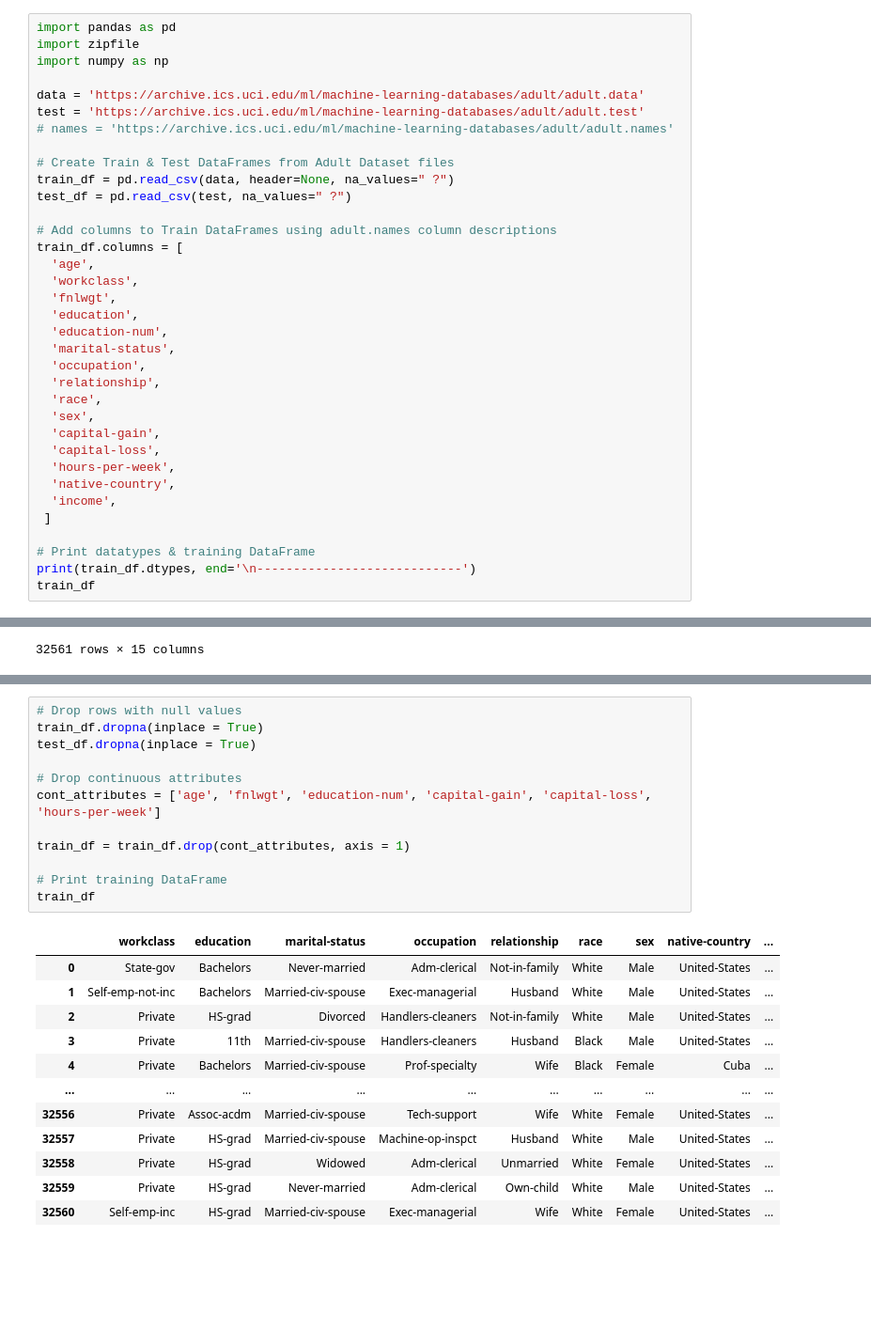
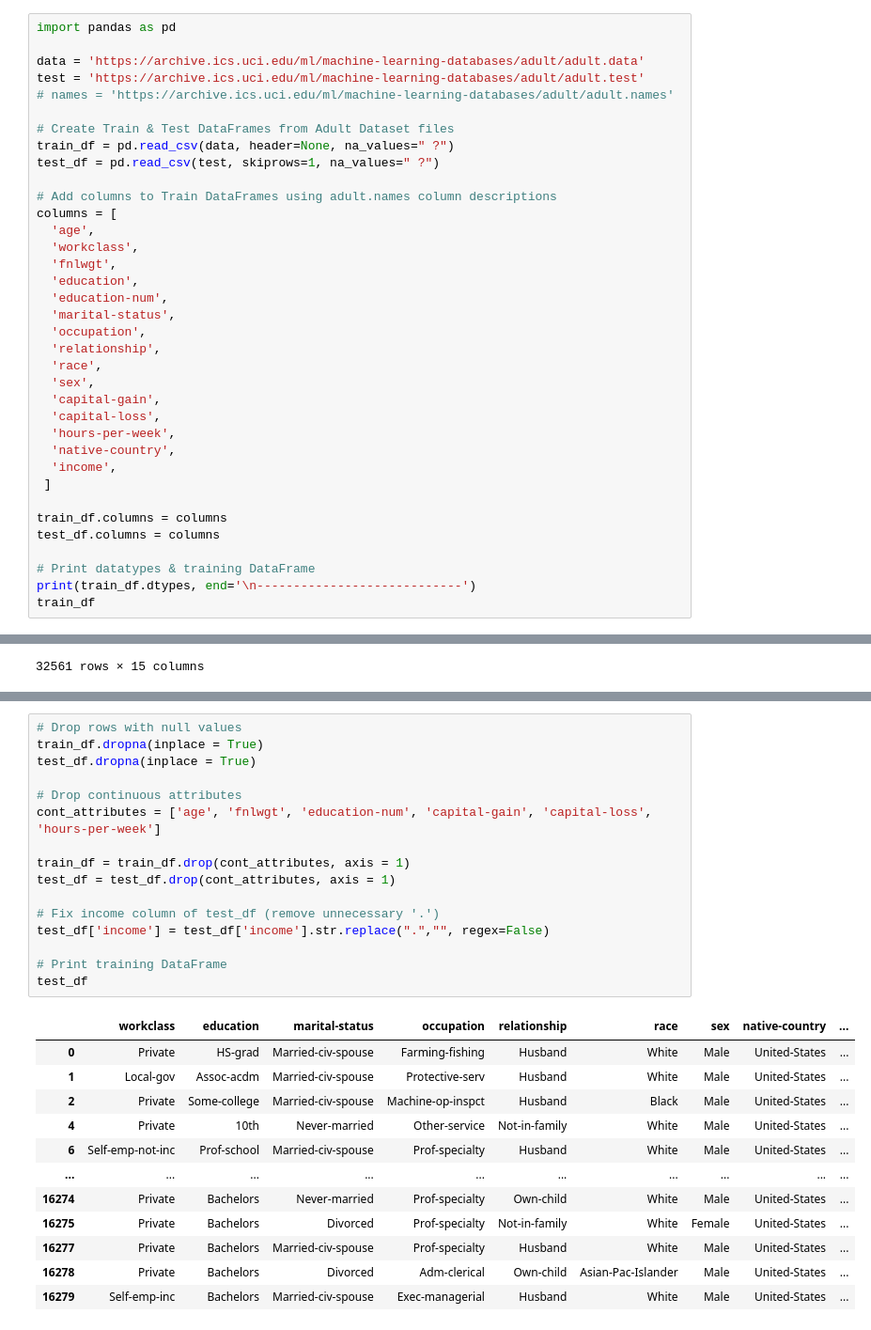
Before and after one commit to a-mufasa/CSCE-4143-Practice-Project, a Jupyter notebook: project.ipynb, the cells around one changed output, grey strips where cells are left out. Shown: that part at 94% size. Drawn from its saved outputs; the diff is of its cells as text; blank space fills up the shorter version.

```diff
--- a/project.ipynb
+++ b/project.ipynb
@@ -5,7 +9,5 @@ Get the data into a Python object and inspect the data for each column's data ty
 # %%
 import pandas as pd
-import zipfile
-import numpy as np
 
 data = 'https://archive.ics.uci.edu/ml/machine-learning-databases/adult/adult.data'
 test = 'https://archive.ics.uci.edu/ml/machine-learning-databases/adult/adult.test'
@@ -13,10 +15,10 @@ test = 'https://archive.ics.uci.edu/ml/machine-learning-databases/adult/adult.te
 
 # Create Train & Test DataFrames from Adult Dataset files
 train_df = pd.read_csv(data, header=None, na_values=" ?")
-test_df = pd.read_csv(test, na_values=" ?")
+test_df = pd.read_csv(test, skiprows=1, na_values=" ?")
 
 # Add columns to Train DataFrames using adult.names column descriptions
-train_df.columns = [
+columns = [
   'age',
   'workclass',
   'fnlwgt',
@@ -34,6 +36,9 @@ train_df.columns = [
   'income',
  ]
 
+train_df.columns = columns
+test_df.columns = columns
+
 # Print datatypes & training DataFrame
 print(train_df.dtypes, end='\n----------------------------')
 train_df
@@ -73,25 +78,29 @@ Remove records with unknown ( ?) values and continuous attributes from both trai
 # %%
 # Drop rows with null values
 train_df.dropna(inplace = True)
 test_df.dropna(inplace = True)
 
 # Drop continuous attributes
 cont_attributes = ['age', 'fnlwgt', 'education-num', 'capital-gain', 'capital-loss', 'hours-per-week']
 
 train_df = train_df.drop(cont_attributes, axis = 1)
+test_df = test_df.drop(cont_attributes, axis = 1)
+
+# Fix income column of test_df (remove unnecessary '.')
+test_df['income'] = test_df['income'].str.replace(".","", regex=False)
 
 # Print training DataFrame
-train_df
+test_df
 # %% [output]
 |  | workclass | education | marital-status | occupation | relationship | race | sex | native-country | ... |
-| 0 | State-gov | Bachelors | Never-married | Adm-clerical | Not-in-family | White | Male | United-States | ... |
-| 1 | Self-emp-not-inc | Bachelors | Married-civ-spouse | Exec-managerial | Husband | White | Male | United-States | ... |
-| 2 | Private | HS-grad | Divorced | Handlers-cleaners | Not-in-family | White | Male | United-States | ... |
-| 3 | Private | 11th | Married-civ-spouse | Handlers-cleaners | Husband | Black | Male | United-States | ... |
-| 4 | Private | Bachelors | Married-civ-spouse | Prof-specialty | Wife | Black | Female | Cuba | ... |
+| 0 | Private | HS-grad | Married-civ-spouse | Farming-fishing | Husband | White | Male | United-States | ... |
+| 1 | Local-gov | Assoc-acdm | Married-civ-spouse | Protective-serv | Husband | White | Male | United-States | ... |
+| 2 | Private | Some-college | Married-civ-spouse | Machine-op-inspct | Husband | Black | Male | United-States | ... |
+| 4 | Private | 10th | Never-married | Other-service | Not-in-family | White | Male | United-States | ... |
+| 6 | Self-emp-not-inc | Prof-school | Married-civ-spouse | Prof-specialty | Husband | White | Male | United-States | ... |
 | ... | ... | ... | ... | ... | ... | ... | ... | ... | ... |
-| 32556 | Private | Assoc-acdm | Married-civ-spouse | Tech-support | Wife | White | Female | United-States | ... |
-| 32557 | Private | HS-grad | Married-civ-spouse | Machine-op-inspct | Husband | White | Male | United-States | ... |
-| 32558 | Private | HS-grad | Widowed | Adm-clerical | Unmarried | White | Female | United-States | ... |
-| 32559 | Private | HS-grad | Never-married | Adm-clerical | Own-child | White | Male | United-States | ... |
-| 32560 | Self-emp-inc | HS-grad | Married-civ-spouse | Exec-managerial | Wife | White | Female | United-States | ... |
+| 16274 | Private | Bachelors | Never-married | Prof-specialty | Own-child | White | Male | United-States | ... |
+| 16275 | Private | Bachelors | Divorced | Prof-specialty | Not-in-family | White | Female | United-States | ... |
+| 16277 | Private | Bachelors | Married-civ-spouse | Prof-specialty | Husband | White | Male | United-States | ... |
+| 16278 | Private | Bachelors | Divorced | Adm-clerical | Own-child | Asian-Pac-Islander | Male | United-States | ... |
+| 16279 | Self-emp-inc | Bachelors | Married-civ-spouse | Exec-managerial | Husband | White | Male | United-States | ... |
```
Also changed, not shown: parts of 13 cells of this notebook.
